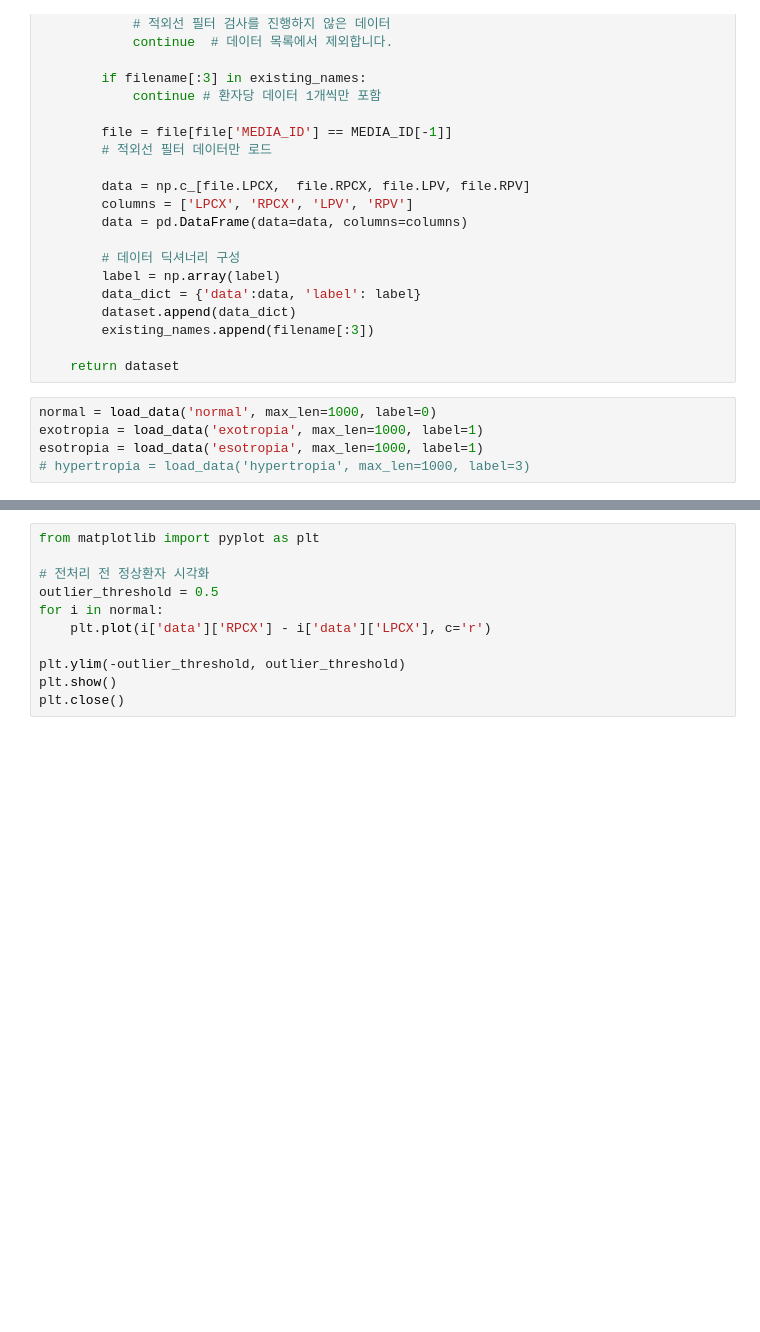
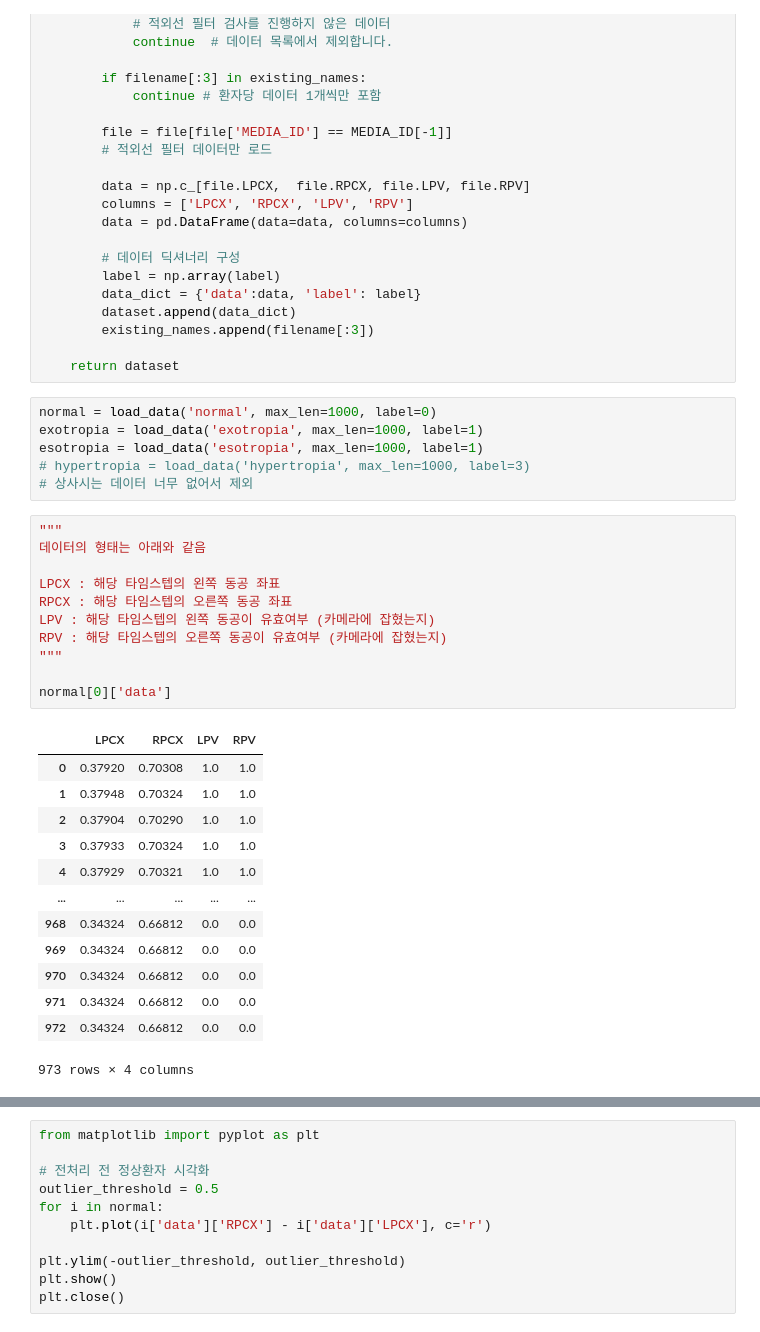
Before and after one commit to hyunwoongko/strabismus-recognition, a Jupyter notebook: analysis/analysis.ipynb, the cells around one changed output, grey strips where cells are left out. Saved outputs shown, nothing was run; the diff lists cells and outputs as text; blank space fills up the shorter version.

```diff
--- a/analysis/analysis.ipynb
+++ b/analysis/analysis.ipynb
@@ -63,4 +63,30 @@ normal = load_data('normal', max_len=1000, label=0)
 exotropia = load_data('exotropia', max_len=1000, label=1)
 esotropia = load_data('esotropia', max_len=1000, label=1)
 # hypertropia = load_data('hypertropia', max_len=1000, label=3)
+# 상사시는 데이터 너무 없어서 제외
+# %%
+"""
+데이터의 형태는 아래와 같음
+
+LPCX : 해당 타임스텝의 왼쪽 동공 좌표
+RPCX : 해당 타임스텝의 오른쪽 동공 좌표
+LPV : 해당 타임스텝의 왼쪽 동공이 유효여부 (카메라에 잡혔는지)
+RPV : 해당 타임스텝의 오른쪽 동공이 유효여부 (카메라에 잡혔는지)
+"""
+
+normal[0]['data']
+# %% [output]
+|  | LPCX | RPCX | LPV | RPV |
+| 0 | 0.37920 | 0.70308 | 1.0 | 1.0 |
+| 1 | 0.37948 | 0.70324 | 1.0 | 1.0 |
+| 2 | 0.37904 | 0.70290 | 1.0 | 1.0 |
+| 3 | 0.37933 | 0.70324 | 1.0 | 1.0 |
+| 4 | 0.37929 | 0.70321 | 1.0 | 1.0 |
+| ... | ... | ... | ... | ... |
+| 968 | 0.34324 | 0.66812 | 0.0 | 0.0 |
+| 969 | 0.34324 | 0.66812 | 0.0 | 0.0 |
+| 970 | 0.34324 | 0.66812 | 0.0 | 0.0 |
+| 971 | 0.34324 | 0.66812 | 0.0 | 0.0 |
+| 972 | 0.34324 | 0.66812 | 0.0 | 0.0 |
+973 rows × 4 columns
 # %% [markdown]
```
Also changed, not shown: parts of 20 cells of this notebook.
